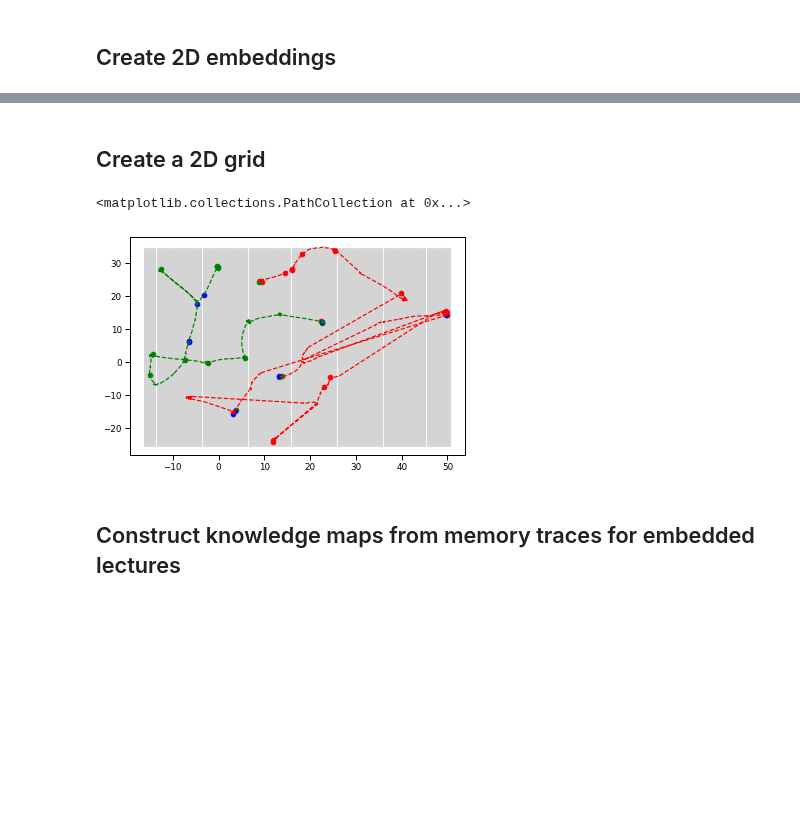
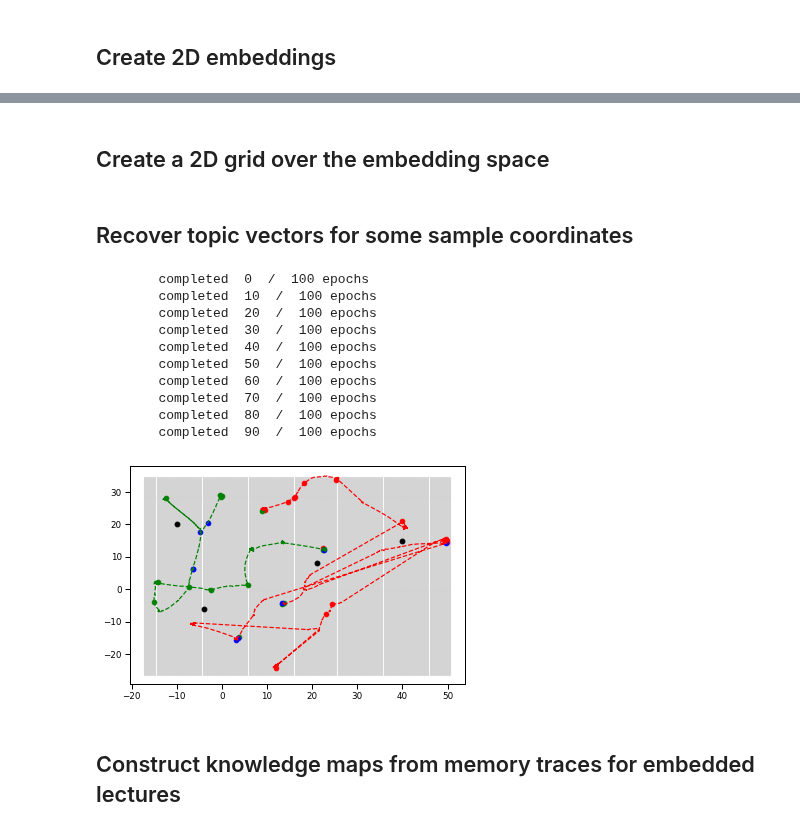
Before and after one commit to ContextLab/efficient-learning-khan, a Jupyter notebook: code/notebooks/knowledge-maps.ipynb, the cells around one changed output, grey strips where cells are left out. Cells and saved outputs as stored; diff of their text form; code cells hidden in the pictures; blank space fills up the shorter version.

Commit message:
code for inverse transforming and generating wordles

```diff
--- a/code/notebooks/knowledge-maps.ipynb
+++ b/code/notebooks/knowledge-maps.ipynb
@@ -83,12 +134,13 @@ def RBF_interp(obs_coords, obs_vals, pred_coords, width=10):
 ## Load data
 # %%
 exp = Experiment()
+CV = exp.load_cv()
+LDA = exp.load_lda()
 exp.load_lecture_trajs()
 exp.load_question_vectors()
-exp.load_participants(load_avg=True)
-participants = exp.participants
-avg_participant = exp.avg_participant
-n_topics = exp.lda_params['n_components']
+participants, avg_participant = exp.load_participants(load_avg=True)
+wordle_mask = exp.load_wordle_mask()
+
 umap_params = exp.umap_params
 seed = umap_params['random_state']
 umap_params['metric'] = correlation_exp
@@ -107,7 +159,7 @@ split_inds = np.cumsum([np.atleast_2d(vec).shape[0] for vec in to_reduce])[:2]
 to_reduce = np.log(np.vstack(to_reduce))
 # %%
 np.random.seed(seed)
-reducer = UMAP(**umap_params).fit(to_reduce)
+reducer = UMAP(verbose=True, **umap_params).fit(to_reduce)
 embeddings = reducer.embedding_
 forces_emb, bos_emb, questions_embs = np.vsplit(embeddings, split_inds)
 # %% [output]
@@ -131,8 +183,8 @@ Sat Mar 14 01:51:54 2020 Finished embedding
 # %% [markdown]
-## Create a 2D grid
+## Create a 2D grid over the embedding space
 # %%
 resolution = 100
-x_min, y_min = embeddings.min(axis=0) // 1
+x_min, y_min = embeddings.min(axis=0) // 1 - 1
 x_max, y_max = embeddings.max(axis=0) // 1 + 1
 x_step = (x_max - x_min) / resolution
 y_step = (y_max - y_min) / resolution
@@ -143,16 +195,39 @@ X, Y = np.meshgrid(xs, ys)
 xy_grid = np.empty((resolution, resolution, 2), dtype=np.float64)
 for (x_ix, y_ix), X_val in np.ndenumerate(X):
     xy_grid[x_ix, y_ix] = (X_val, Y[x_ix, y_ix])
+# %% [markdown]
+## Recover topic vectors for some sample coordinates
+# %%
+# choose some locations for displaying word clouds
+wordle_coords = np.array([[-10, 20], [-4, -6], [13, 5], [34, 20]])
+# inverse-transform coordinates into original topic space
+np.random.seed(reducer.transform_seed)
+wordle_vectors = reducer.inverse_transform(wordle_coords).astype(np.float64)
+# undo log-transform & normalize
+wordle_vectors = np.exp(wordle_vectors)
+wordle_vectors /= wordle_vectors.sum(axis=1, keepdims=True)
+# %% [output]
+        completed  0  /  100 epochs
+        completed  10  /  100 epochs
+        completed  20  /  100 epochs
+        completed  30  /  100 epochs
+        completed  40  /  100 epochs
+        completed  50  /  100 epochs
+        completed  60  /  100 epochs
+        completed  70  /  100 epochs
+        completed  80  /  100 epochs
+        completed  90  /  100 epochs
 # %%
 vertices = xy_grid.reshape(resolution**2, 2)
 
 plt.scatter(vertices[:, 0], vertices[:, 1], c='lightgrey', marker='.')
 plt.plot(forces_emb[:, 0], forces_emb[:, 1], 'r--')
 plt.plot(bos_emb[:, 0], bos_emb[:, 1], 'g--')
 plt.scatter(questions_embs[:15, 0], questions_embs[:15, 1], c='r', marker='o')
 plt.scatter(questions_embs[15:30, 0], questions_embs[15:30, 1], c='g', marker='o')
 plt.scatter(questions_embs[30:, 0], questions_embs[30:, 1], c='b', marker='o')
+plt.plot(wordle_coords[:, 0], wordle_coords[:, 1], 'ko')
+plt.show()
 # %% [output]
-<matplotlib.collections.PathCollection at 0x...>
-[figure, old version]
+[figure, new version]
 # %%
```
Also changed, not shown: parts of 20 cells of this notebook.
